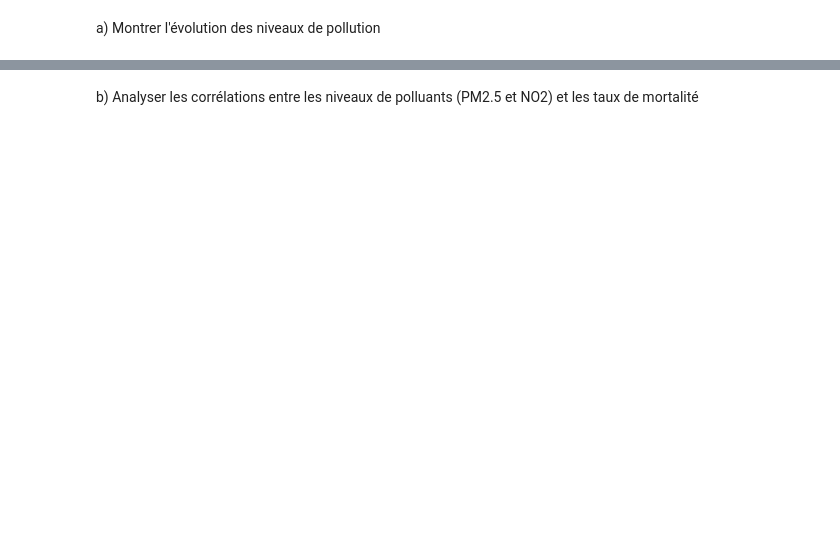
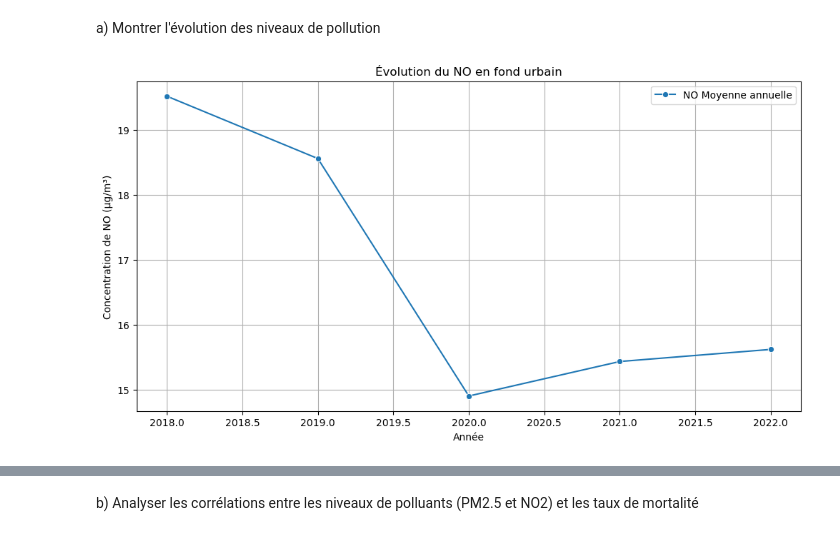
Before and after one commit to hemza1/Projet_Exploration_Donn-es, a Jupyter notebook: Projet_ED.ipynb, the cells around one changed output, grey strips where cells are left out. Drawn from its saved outputs; the diff is of its cells as text; code cells hidden in the pictures; blank space fills up the shorter version.

```diff
--- a/Projet_ED.ipynb
+++ b/Projet_ED.ipynb
@@ -44,0 +51,15 @@ Les sources à interroger sont la base de données CépiDc de l'INSERM : https:/
+# %%
+df_NO_2022 = pd.read_csv("C:/Users/hp/Downloads/NO_2022.csv", delimiter=';')
+df_NO_2021 = pd.read_csv("C:/Users/hp/Downloads/NO_2021.csv", delimiter=';')
+df_NO_2020 = pd.read_csv("C:/Users/hp/Downloads/NO_2020.csv", delimiter=';')
+df_NO_2019 = pd.read_csv("C:/Users/hp/Downloads/NO_2019.csv", delimiter=';')
+df_NO_2018 = pd.read_csv("C:/Users/hp/Downloads/NO_2018.csv", delimiter=';')
+
+
+df_PM_2022 = pd.read_csv("C:/Users/hp/Downloads/PM25_2022.csv", delimiter=';')
+df_PM_2021 = pd.read_csv("C:/Users/hp/Downloads/PM25_2021.csv", delimiter=';')
+df_PM_2020 = pd.read_csv("C:/Users/hp/Downloads/PM25.csv", delimiter=';')
+df_PM_2019 = pd.read_csv("C:/Users/hp/Downloads/PM25_2019.csv", delimiter=';')
+df_PM_2018 = pd.read_csv("C:/Users/hp/Downloads/PM25_2018.csv", delimiter=';')
+
+df_mort = pd.read_csv("C:/Users/hp/Downloads/data_mortalite.csv", delimiter=';')
@@ -49,2 +155,25 @@ Explorer les données et identifier les différentes variables
 # %% [markdown]
 a) Montrer l'évolution des niveaux de pollution
+# %%
+for df, year in zip([df_NO_2022, df_NO_2021, df_NO_2020, df_NO_2019, df_NO_2018], [2022, 2021, 2020, 2019, 2018]):
+    df["Année"] = year
+
+# Concaténer toutes les années NO en un seul DataFrame
+df_NO = pd.concat([df_NO_2022, df_NO_2021, df_NO_2020, df_NO_2019, df_NO_2018])
+
+# Regrouper les données NO par année pour obtenir la moyenne annuelle
+df_NO_grouped = df_NO.groupby("Année")["valeur"].mean().reset_index()
+df_NO_grouped.rename(columns={"valeur": "NO Moyenne annuelle"}, inplace=True)
+
+# Tracer l'évolution du NO au fil des années
+plt.figure(figsize=(12, 6))
+sns.lineplot(data=df_NO_grouped, x="Année", y="NO Moyenne annuelle", marker="o", label="NO Moyenne annuelle")
+
+plt.xlabel("Année")
+plt.ylabel("Concentration de NO (µg/m³)")
+plt.title("Évolution du NO en fond urbain")
+plt.legend()
+plt.grid()
+plt.show()
+# %% [output]
+[figure, added]
```
Also changed, not shown: parts of 19 cells of this notebook.
